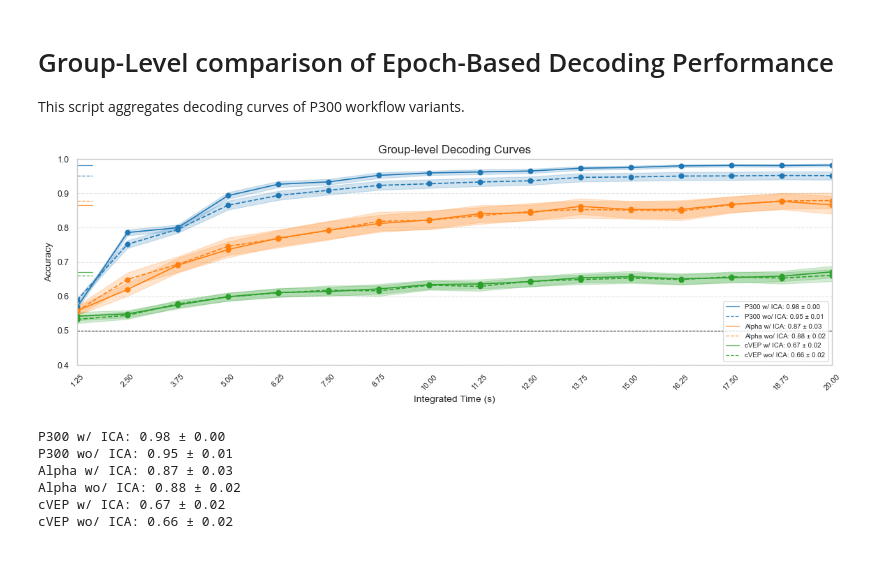
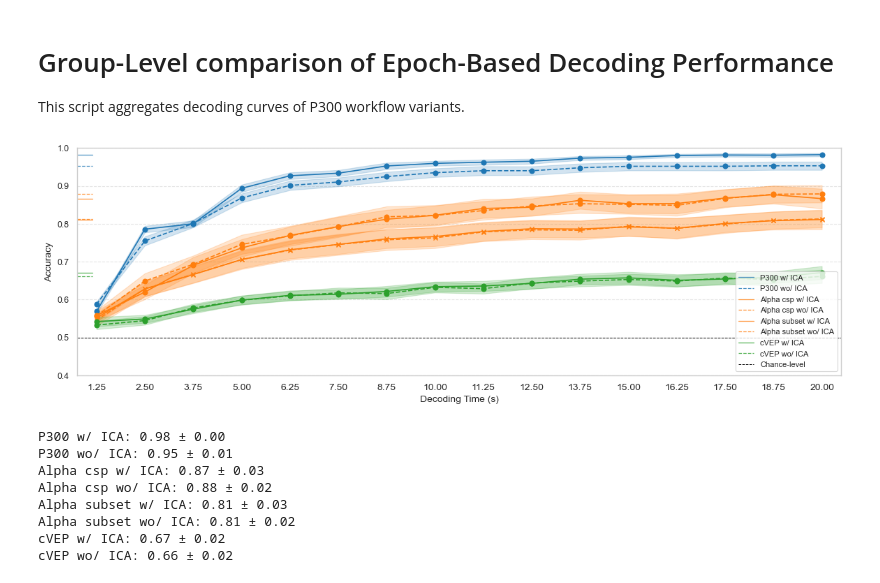
Before and after one commit to rvodila/Decoding-Covert-Attention-2025, a Jupyter notebook: Notebooks/photo-ready/GroupLEVEL_Arena.ipynb, the cells around one changed output. Saved outputs shown, nothing was run; the diff lists cells and outputs as text; code cells hidden in the pictures.

```diff
--- a/Notebooks/photo-ready/GroupLEVEL_Arena.ipynb
+++ b/Notebooks/photo-ready/GroupLEVEL_Arena.ipynb
@@ -128,10 +147,10 @@ for label, ds in data.items():
         linestyle=ls,
         linewidth=0.9,
         alpha=0.8,
-        label = f"{label}: {m:.2f} ± {se:.2f}"
+        label = f"{label}"
     )
 # Chance level line
-ax.axhline(0.5, color='k', linestyle='--', linewidth=0.7, label='')
+ax.axhline(0.5, color='k', linestyle='--', linewidth=0.7, label='Chance-level')
 
 data_acc, data_sem = mean_acc1[-1], se_acc1[-1]
 
@@ -142,44 +161,47 @@ full_mean = data[last_label]['mean'][-1]
 full_se   = data[last_label]['se'][-1]
 
 
 # Customize axes
-ax.set_xlabel("Integrated Time (s)", fontsize=10)
+ax.set_xlabel("Decoding Time (s)", fontsize=10)
 ax.set_ylabel("Accuracy", fontsize=10)
-ax.set_title("Group-level Decoding Curves", fontsize=12)
 ax.set_ylim(0.4, 1.0)
-ax.set_xlim(x_ms.min(), x_ms.max())
+ax.set_xlim(x_ms.min()-0.5, x_ms.max()+0.5)
 ax.set_xticks(x_ms)
-ax.tick_params(axis='x', labelsize=8, rotation=45)
+ax.tick_params(axis='x', labelsize=10, )
 
 # Grid and legend
 ax.yaxis.grid(True, linestyle='--', alpha=0.5)
 ax.xaxis.grid(False)
 handles, labels = ax.get_legend_handles_labels()
 by_label = dict(zip(labels, handles))
-ax.legend(by_label.values(), by_label.keys(), loc='lower right', fontsize=7)
+ax.legend(by_label.values(), by_label.keys(), loc='lower right', fontsize=8)
 
 # Tight layout
 plt.tight_layout()
 
 # Save the figure
-# save_dir = os.path.join(plots_dir, 'decoding')
-# os.makedirs(save_dir, exist_ok=True)
+save_file = os.path.join(fig_dir, 'decoding_all.pdf')
+os.makedirs(fig_dir, exist_ok=True)
 # png_path = os.path.join(save_dir, f"{task}_lda_p300_decC_results_comparison.png")
 # svg_path = os.path.join(save_dir, f"{task}_lda_p300_decC_results_comparison.svg")
 # plt.savefig(png_path, dpi=300, bbox_inches='tight')
 # plt.savefig(svg_path, dpi=300, bbox_inches='tight')
+plt.savefig(save_file, format='pdf',
+             dpi=300, bbox_inches='tight')
 plt.show()
 
 # Print the final accuracies for each condition
 for label in data.keys():
     m = data[label]['mean'][-1]
     s = data[label]['se'][-1]
     print(f"{label}: {m:.2f} ± {s:.2f}")
 # %% [output]
-[figure, old version]
+[figure, new version]
 P300 w/ ICA: 0.98 ± 0.00
 P300 wo/ ICA: 0.95 ± 0.01
-Alpha w/ ICA: 0.87 ± 0.03
-Alpha wo/ ICA: 0.88 ± 0.02
+Alpha csp w/ ICA: 0.87 ± 0.03
+Alpha csp wo/ ICA: 0.88 ± 0.02
+Alpha subset w/ ICA: 0.81 ± 0.03
+Alpha subset wo/ ICA: 0.81 ± 0.02
 cVEP w/ ICA: 0.67 ± 0.02
 cVEP wo/ ICA: 0.66 ± 0.02
```
Also changed, not shown: parts of 1 cell of this notebook, 12 other files.
